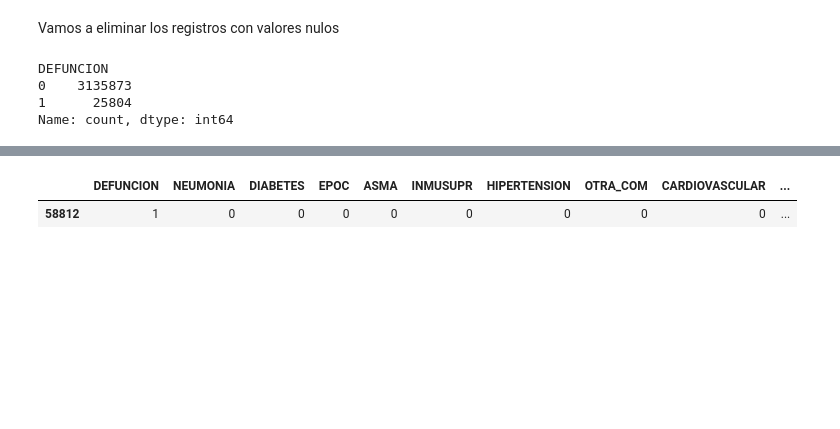
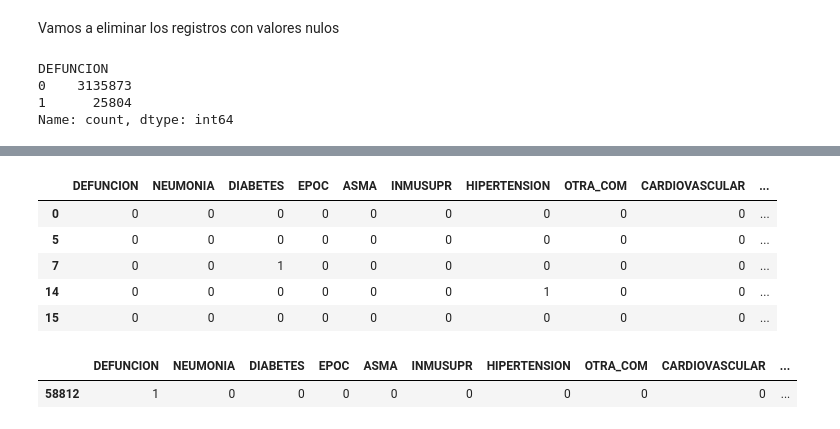
Before and after one commit to 16danielvm/COX-Regression---Covid-19, a Jupyter notebook: Preprocesamiento2022.ipynb, the cells around one changed output, grey strips where cells are left out. Cells and saved outputs as stored; diff of their text form; code cells hidden in the pictures; blank space fills up the shorter version.

```diff
--- a/Preprocesamiento2022.ipynb
+++ b/Preprocesamiento2022.ipynb
@@ -201,4 +183,2 @@ Preservas la representación relativa de los tiempos de evento y censura.
 # %%
-df_cox["DIAS_SINTOMAS_DEF"] = df_cox["DIAS_SINTOMAS_DEF"]+1
+df_cox.drop(["DIAS_SINTOMAS_ACT", "DIAS_SINTOMAS_DEF"], axis=1, inplace=True)
-# %%
-df_cox["DIAS_INGRESO_DEF"] = df_cox["DIAS_INGRESO_DEF"]+1
@@ -207,4 +185,6 @@ Rellenamos los nulos con valor 0
-# %%
-df_cox.fillna(0, inplace=True)
+# %%
+df_cox.columns = ['DEFUNCION', 'NEUMONIA', 'DIABETES', 'EPOC', 'ASMA', 'INMUSUPR',
+       'HIPERTENSION', 'OTRA_COM', 'CARDIOVASCULAR', 'OBESIDAD',
+       'RENAL_CRONICA', 'TABAQUISMO', 'DIAS_SINTOMAS_DEF']
 # %%
 df_cox = df_cox.astype(int)
@@ -217,3 +191,12 @@ df_cox = df_cox.astype(int)
+# %%
+df_cox.head()
+# %% [output]
+|  | DEFUNCION | NEUMONIA | DIABETES | EPOC | ASMA | INMUSUPR | HIPERTENSION | OTRA_COM | CARDIOVASCULAR | ... |
+| 0 | 0 | 0 | 0 | 0 | 0 | 0 | 0 | 0 | 0 | ... |
+| 5 | 0 | 0 | 0 | 0 | 0 | 0 | 0 | 0 | 0 | ... |
+| 7 | 0 | 0 | 1 | 0 | 0 | 0 | 0 | 0 | 0 | ... |
+| 14 | 0 | 0 | 0 | 0 | 0 | 0 | 1 | 0 | 0 | ... |
+| 15 | 0 | 0 | 0 | 0 | 0 | 0 | 0 | 0 | 0 | ... |
 # %%
 df_cox[df_cox["DIAS_SINTOMAS_DEF"] < 0]
 # %% [output]
```
Also changed, not shown: parts of 21 cells of this notebook, 11 other files.
